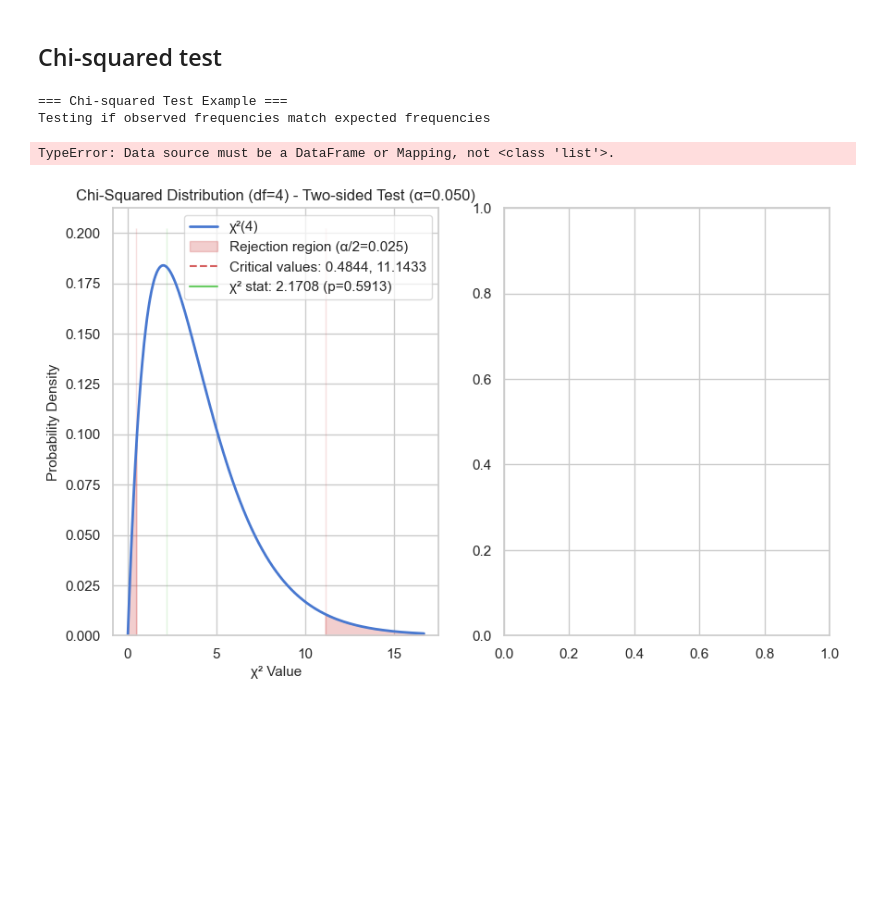
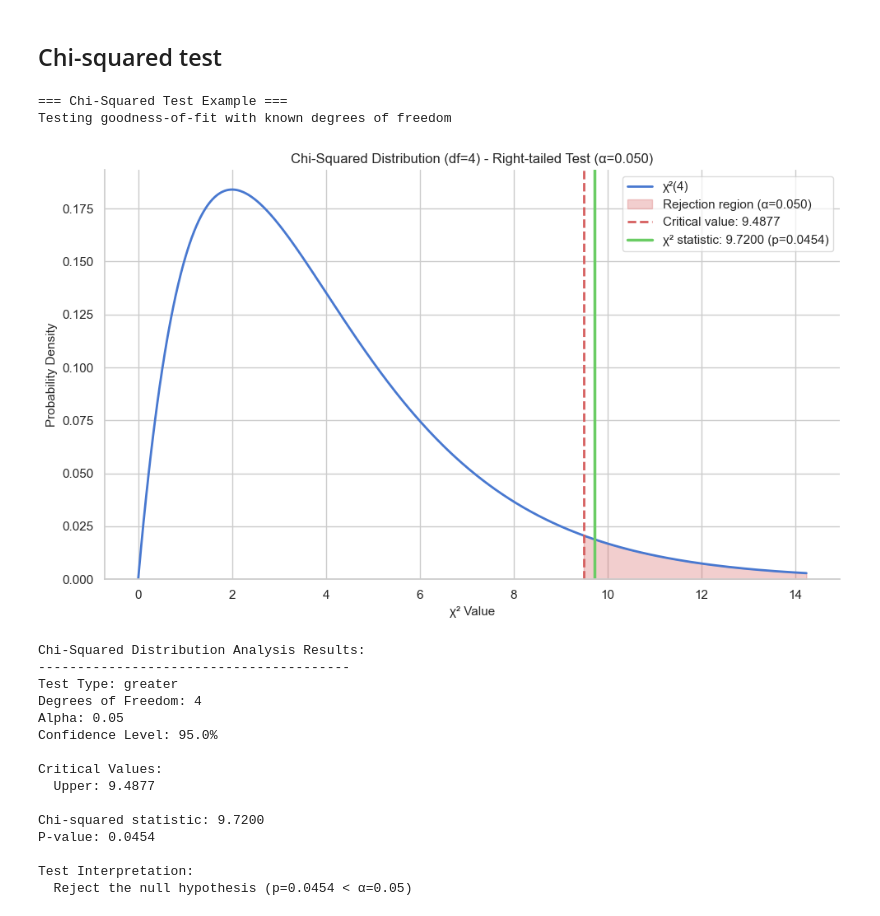
Before and after one commit to pablorocg/statistical-design-and-analysis-of-experiments, a Jupyter notebook: main.ipynb, the cells around one changed output. Saved outputs shown, nothing was run; the diff lists cells and outputs as text; code cells hidden in the pictures; blank space fills up the shorter version.

```diff
--- a/main.ipynb
+++ b/main.ipynb
@@ -156,26 +159,38 @@ Confidence Interval:
 ## Chi-squared test
 # %%
 
-"""Run an example Chi-squared test for goodness of fit."""
-print("\n=== Chi-squared Test Example ===")
-print("Testing if observed frequencies match expected frequencies")
-
+"""Run an example Chi-squared test for goodness-of-fit."""
+print("\n=== Chi-Squared Test Example ===")
+print("Testing goodness-of-fit with known degrees of freedom")
 # Example data
-observed = np.array([89, 37, 30, 28, 16])  # Observed frequencies
-expected = np.array([80, 40, 30, 30, 20])  # Expected frequencies
-df = 4                                      # Degrees of freedom
-alpha = 0.05                                # Significance level
-
+df = 4           # Degrees of freedom
+chi_stat = 9.72  # Calculated chi-squared statistic
+alpha = 0.05     # Significance level
 # Run analysis
-results, fig = visualize_chi_squared(
-    df=df, observed_values=observed, expected_values=expected,
-    alpha=alpha, alternative="two-sided"
+results, fig = analyze_chi_squared(
+    df=df,
+    chi_stat=chi_stat,
+    alpha=alpha,
+    alternative="greater"
 )
-
 # Print results
-print(format_chi_squared_critical_results(results))
+print(format_chi_squared_results(results))
 # %% [output]
-=== Chi-squared Test Example ===
-Testing if observed frequencies match expected frequencies
+=== Chi-Squared Test Example ===
+Testing goodness-of-fit with known degrees of freedom
+[figure, new version]
-TypeError: Data source must be a DataFrame or Mapping, not <class 'list'>.
+Chi-Squared Distribution Analysis Results:
+----------------------------------------
+Test Type: greater
+Degrees of Freedom: 4
+Alpha: 0.05
+Confidence Level: 95.0%
+
+Critical Values:
+  Upper: 9.4877
+
+Chi-squared statistic: 9.7200
+P-value: 0.0454
+
+Test Interpretation:
+  Reject the null hypothesis (p=0.0454 < α=0.05)
-[figure, old version]
```
Also changed, not shown: parts of 5 cells of this notebook, 8 other files.
